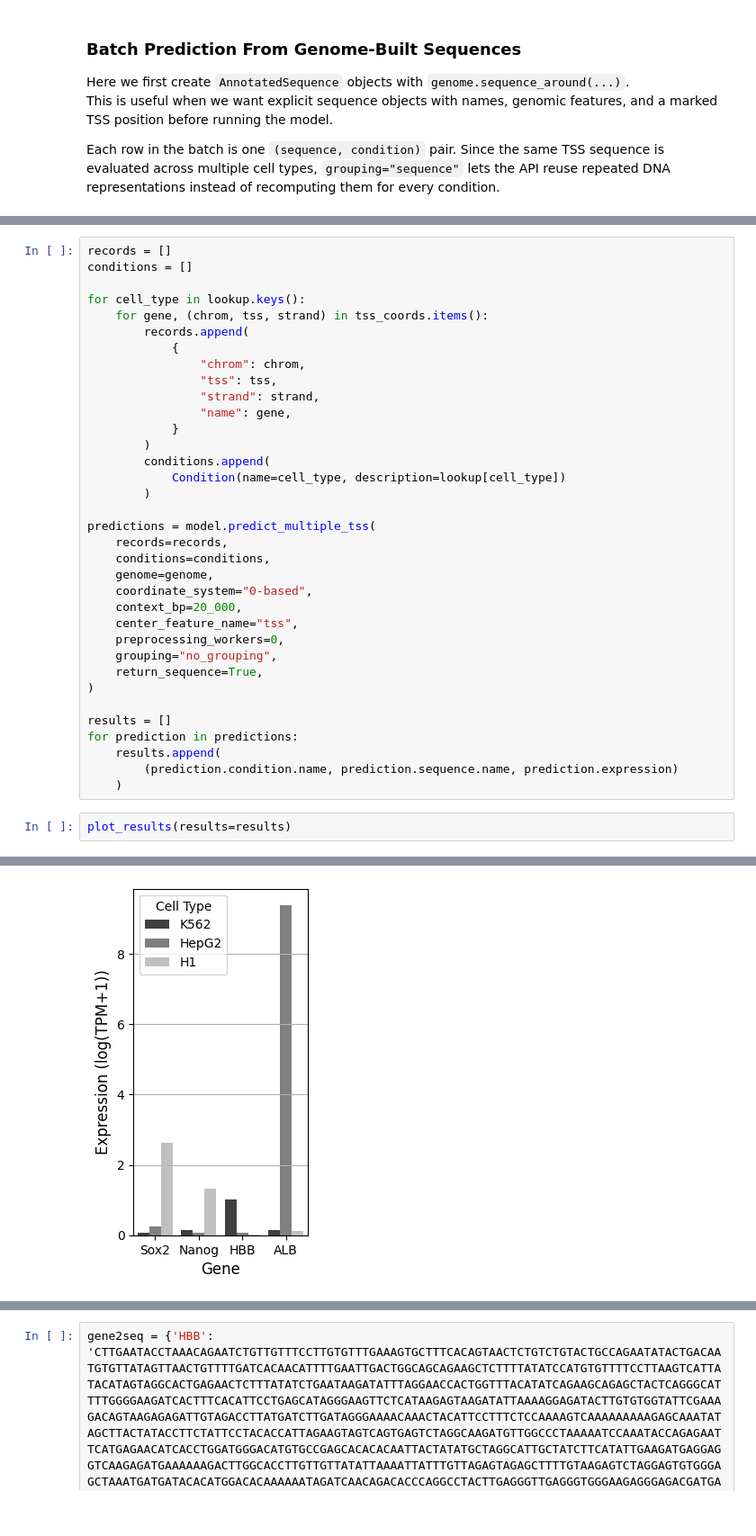
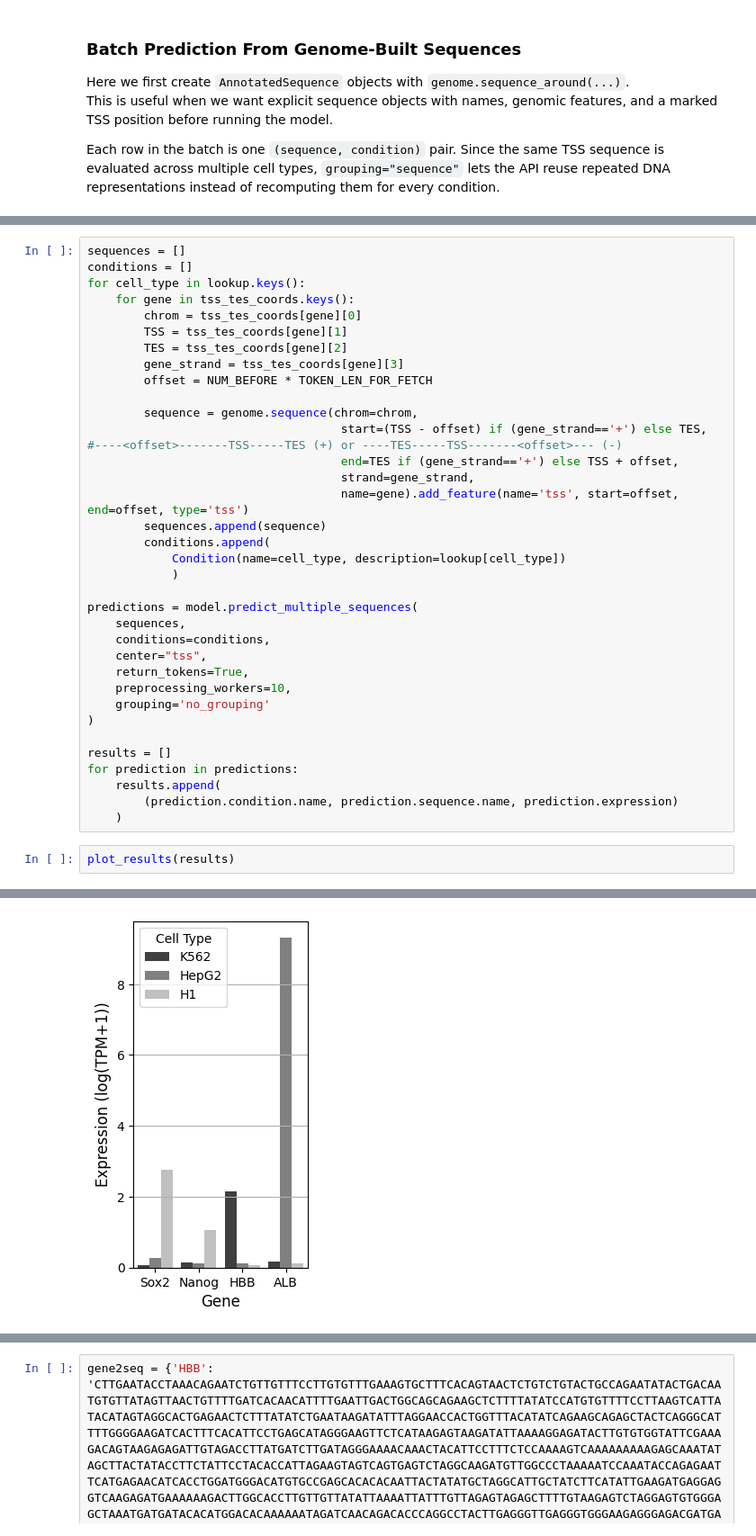
Before and after one commit to AIRI-Institute/GENA_LM, a Jupyter notebook: downstream_tasks/expression_prediction/api/notebooks/expression_inference_example.ipynb, the cells around one changed output, grey strips where cells are left out. Shown at 90% size. Drawn from its saved outputs; the diff is of its cells as text.

Commit message:
predict_*_tss() methods are removed, expression inference notebook was updated to reflect that

```diff
--- a/downstream_tasks/expression_prediction/api/notebooks/expression_inference_example.ipynb
+++ b/downstream_tasks/expression_prediction/api/notebooks/expression_inference_example.ipynb
@@ -334,31 +426,31 @@ preprocessing_workers=0
 # %%
-records = []
+sequences = []
 conditions = []
+for cell_type in lookup.keys():
+    for gene in tss_tes_coords.keys():
+        chrom = tss_tes_coords[gene][0]
+        TSS = tss_tes_coords[gene][1]
+        TES = tss_tes_coords[gene][2]
+        gene_strand = tss_tes_coords[gene][3]
+        offset = NUM_BEFORE * TOKEN_LEN_FOR_FETCH
 
-for cell_type in lookup.keys():
-    for gene, (chrom, tss, strand) in tss_coords.items():
-        records.append(
-            {
-                "chrom": chrom,
-                "tss": tss,
-                "strand": strand,
-                "name": gene,
-            }
-        )
+        sequence = genome.sequence(chrom=chrom,
+                                    start=(TSS - offset) if (gene_strand=='+') else TES,   #----<offset>-------TSS-----TES (+) or ----TES-----TSS-------<offset>--- (-)
+                                    end=TES if (gene_strand=='+') else TSS + offset,
+                                    strand=gene_strand,
+                                    name=gene).add_feature(name='tss', start=offset, end=offset, type='tss')
+        sequences.append(sequence)
         conditions.append(
             Condition(name=cell_type, description=lookup[cell_type])
-        )
+            )
 
-predictions = model.predict_multiple_tss(
-    records=records,
+predictions = model.predict_multiple_sequences(
+    sequences,
     conditions=conditions,
-    genome=genome,
-    coordinate_system="0-based",
-    context_bp=20_000,
-    center_feature_name="tss",
-    preprocessing_workers=0,
-    grouping="no_grouping",
-    return_sequence=True,
+    center="tss",
+    return_tokens=True,
+    preprocessing_workers=10,
+    grouping='no_grouping'
 )
 
 results = []
@@ -367,6 +459,6 @@ for prediction in predictions:
         (prediction.condition.name, prediction.sequence.name, prediction.expression)
     )
 # %%
-plot_results(results=results)
+plot_results(results)
 # %% [output]
    Cell Type   Gene  Expression
@@ -384,2 +476,2 @@ plot_results(results=results)
 11        H1    ALB    0.127930
-[figure, old version]
+[figure, new version]
```
Also changed, not shown: parts of 36 cells of this notebook, 1 other file.
